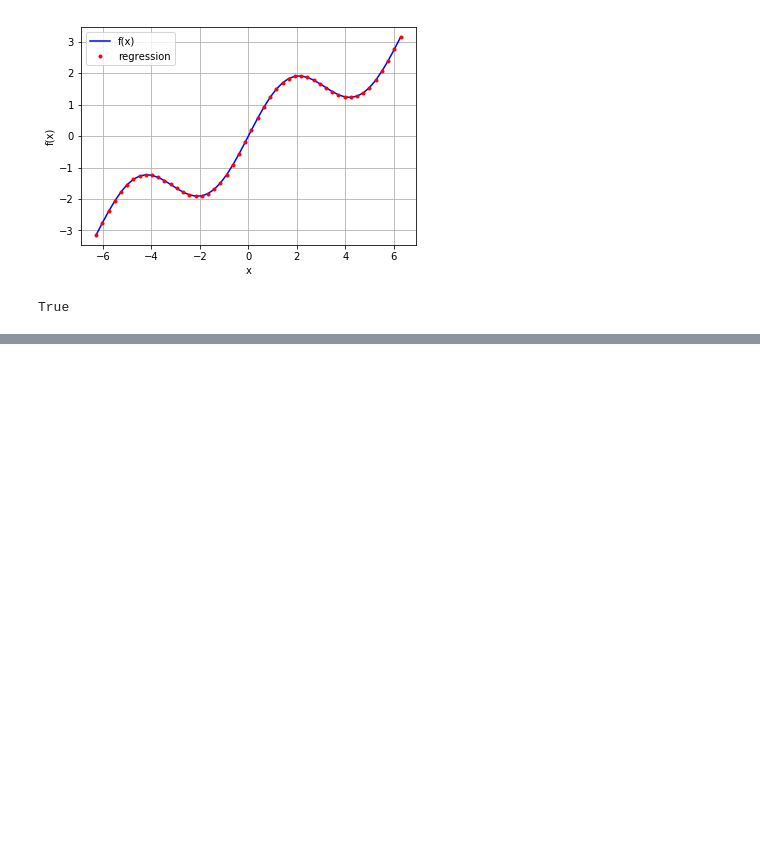
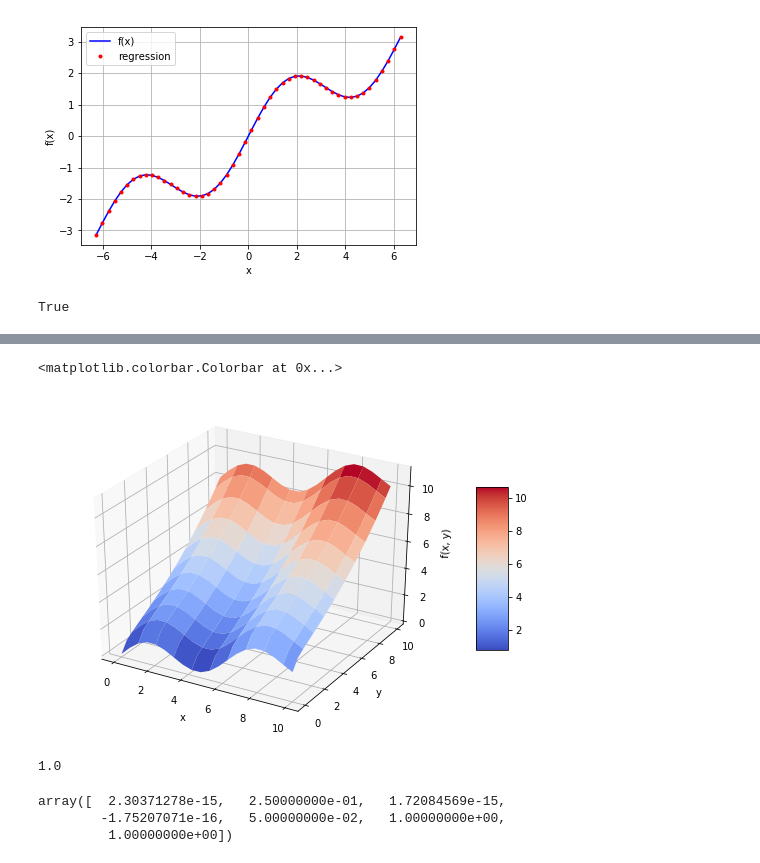
Before and after one commit to mgje/Python-Mathematik-Beispiele, a Jupyter notebook: finance/MCS_AO_Tutorial.ipynb, the cells around one changed output, grey strips where cells are left out. Cells and saved outputs as stored; diff of their text form; code cells hidden in the pictures; blank space fills up the shorter version.

```diff
--- a/finance/MCS_AO_Tutorial.ipynb
+++ b/finance/MCS_AO_Tutorial.ipynb
@@ -257,0 +287,30 @@ True
+# %%
+
+
+def fm(p):
+    x, y = p
+    return np.sin(x) + 0.25 * x + np.sqrt(y) + 0.05 * y ** 2
+# %%
+x = np.linspace(0, 10, 20)
+y = np.linspace(0, 10, 20)
+X, Y = np.meshgrid(x, y)
+  # generates 2-d grids out of the 1-d arrays
+Z = fm((X, Y))
+x = X.flatten()
+y = Y.flatten()
+  # yields 1-d arrays from the 2-d grids
+# %%
+from mpl_toolkits.mplot3d import Axes3D
+import matplotlib as mpl
+
+fig = plt.figure(figsize=(9, 6))
+ax = fig.gca(projection='3d')
+surf = ax.plot_surface(X, Y, Z, rstride=2, cstride=2, cmap=mpl.cm.coolwarm,
+        linewidth=0.5, antialiased=True)
+ax.set_xlabel('x')
+ax.set_ylabel('y')
+ax.set_zlabel('f(x, y)')
+fig.colorbar(surf, shrink=0.5, aspect=5)
+# %% [output]
+<matplotlib.colorbar.Colorbar at 0x...>
+[figure, added]
@@ -257,0 +332,11 @@ True
+# %%
+model.rsquared
+# %% [output]
+1.0
+# %%
+a = model.params
+a
+# %% [output]
+array([  2.30371278e-15,   2.50000000e-01,   1.72084569e-15,
+        -1.75207071e-16,   5.00000000e-02,   1.00000000e+00,
+         1.00000000e+00])
```
Also changed, not shown: parts of 30 cells of this notebook.
